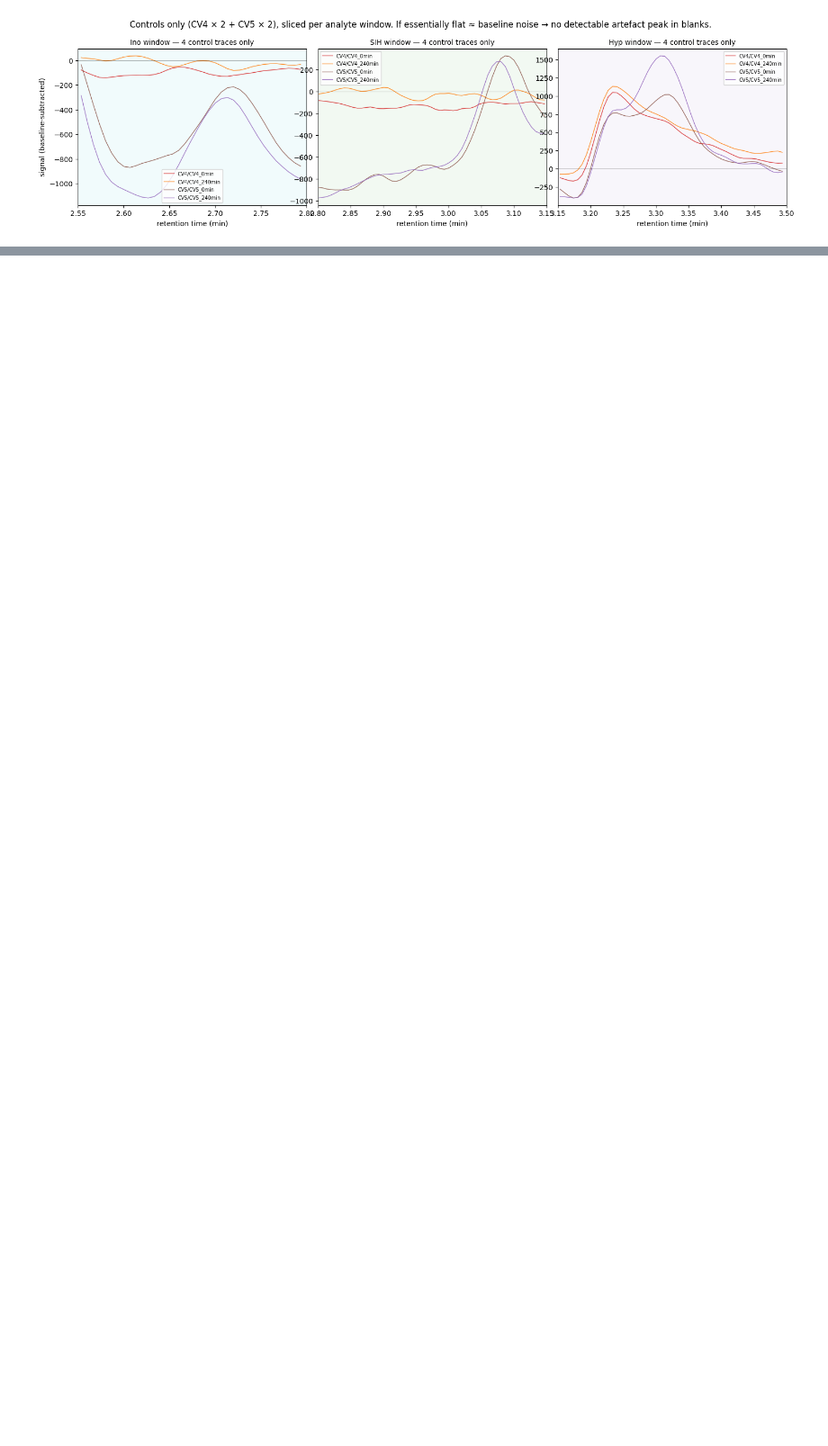
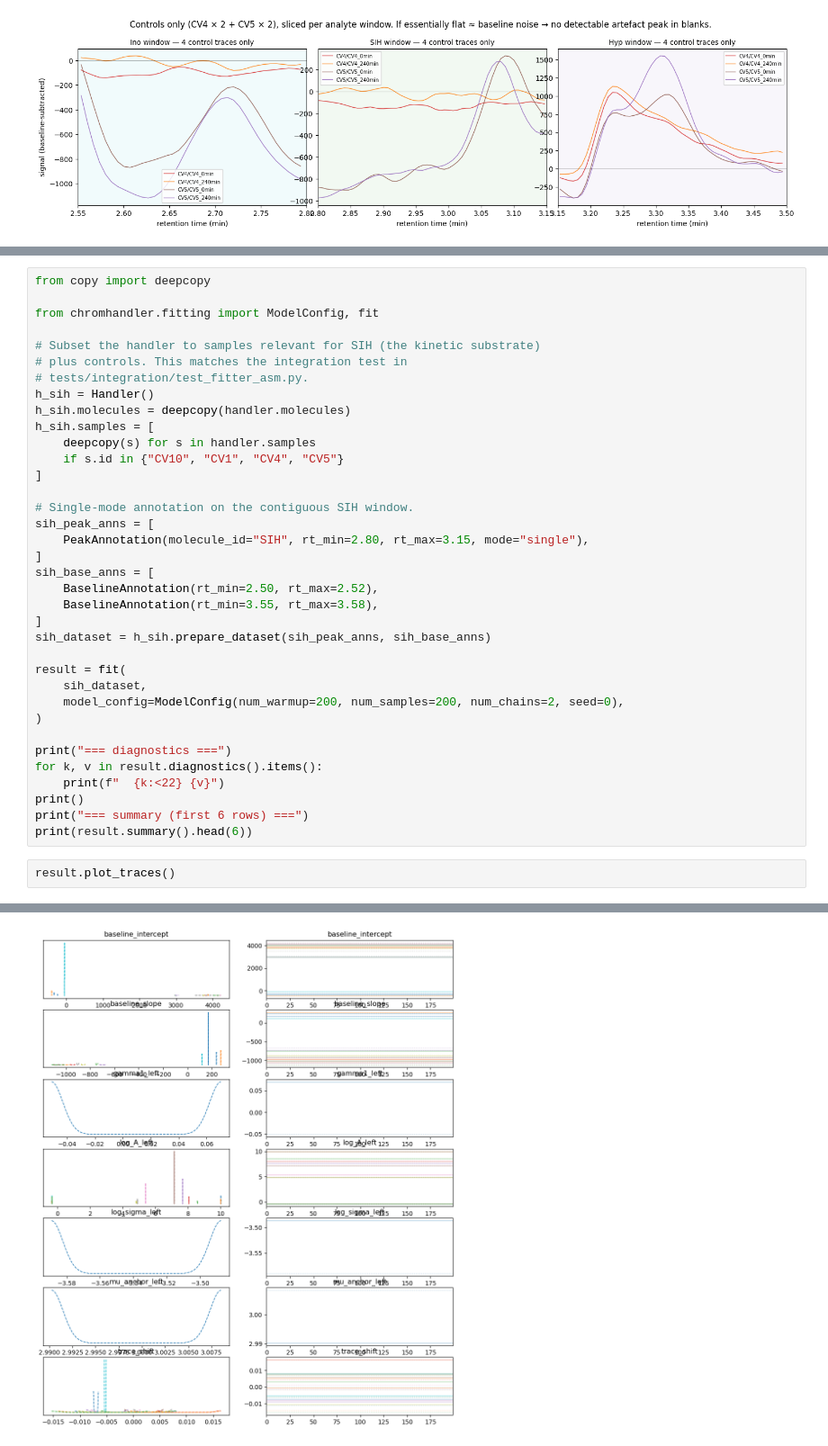
Before and after one commit to FAIRChemistry/Chromhandler, a Jupyter notebook: notebooks/priors_demo.ipynb, the cells around one changed output, grey strips where cells are left out. Shown at 90% size. Drawn from its saved outputs; the diff is of its cells as text; blank space fills up the shorter version.

```diff
--- a/notebooks/priors_demo.ipynb
+++ b/notebooks/priors_demo.ipynb
@@ -714,0 +733,39 @@ fig
+# %%
+from copy import deepcopy
+
+from chromhandler.fitting import ModelConfig, fit
+
+# Subset the handler to samples relevant for SIH (the kinetic substrate)
+# plus controls. This matches the integration test in
+# tests/integration/test_fitter_asm.py.
+h_sih = Handler()
+h_sih.molecules = deepcopy(handler.molecules)
+h_sih.samples = [
+    deepcopy(s) for s in handler.samples
+    if s.id in {"CV10", "CV1", "CV4", "CV5"}
+]
+
+# Single-mode annotation on the contiguous SIH window.
+sih_peak_anns = [
+    PeakAnnotation(molecule_id="SIH", rt_min=2.80, rt_max=3.15, mode="single"),
+]
+sih_base_anns = [
+    BaselineAnnotation(rt_min=2.50, rt_max=2.52),
+    BaselineAnnotation(rt_min=3.55, rt_max=3.58),
+]
+sih_dataset = h_sih.prepare_dataset(sih_peak_anns, sih_base_anns)
+
+result = fit(
+    sih_dataset,
+    model_config=ModelConfig(num_warmup=200, num_samples=200, num_chains=2, seed=0),
+)
+
+print("=== diagnostics ===")
+for k, v in result.diagnostics().items():
+    print(f"  {k:<22} {v}")
+print()
+print("=== summary (first 6 rows) ===")
+print(result.summary().head(6))
+# %%
+result.plot_traces()
+# %% [output]
@@ -714,0 +773 @@ fig
+[figure, added]
```
Also changed, not shown: parts of 6 cells of this notebook.
